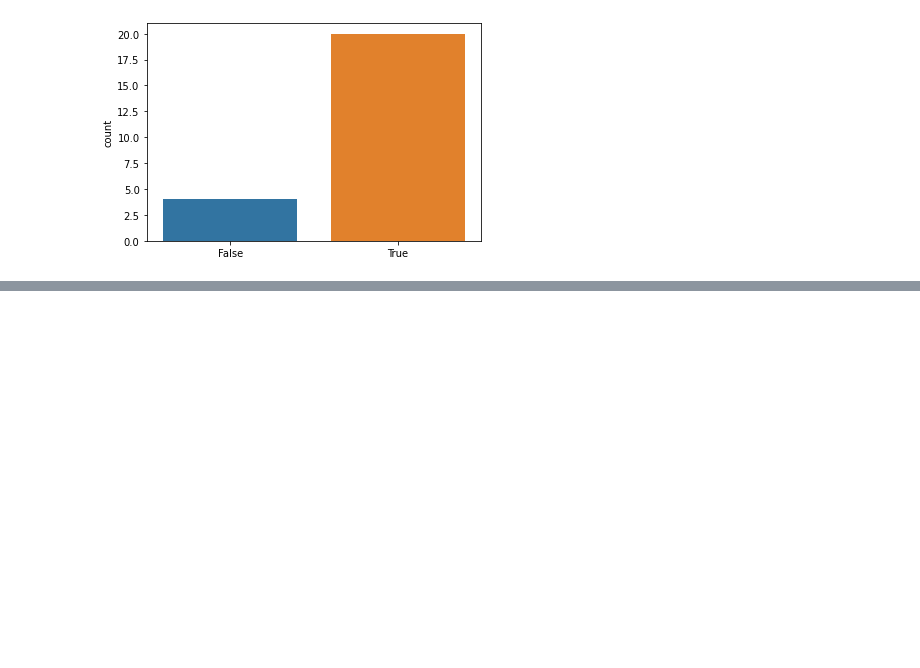
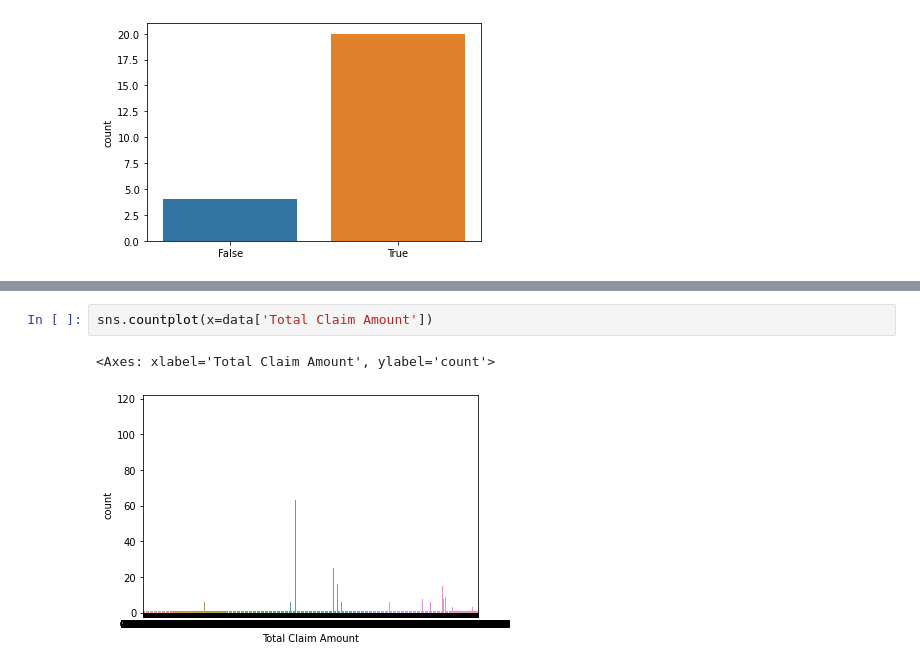
Before and after one commit to caraujom/Labs_IH, a Jupyter notebook: Lab_Round3ipynb.ipynb, the cells around one changed output, grey strips where cells are left out. Drawn from its saved outputs; the diff is of its cells as text; blank space fills up the shorter version.

```diff
--- a/Lab_Round3ipynb.ipynb
+++ b/Lab_Round3ipynb.ipynb
@@ -96,0 +128,5 @@ sns.countplot(x=data.all())
+# %%
+sns.countplot(x=data['Total Claim Amount'])
+# %% [output]
+<Axes: xlabel='Total Claim Amount', ylabel='count'>
+[figure, added]
```
Also changed, not shown: parts of 8 cells of this notebook.
